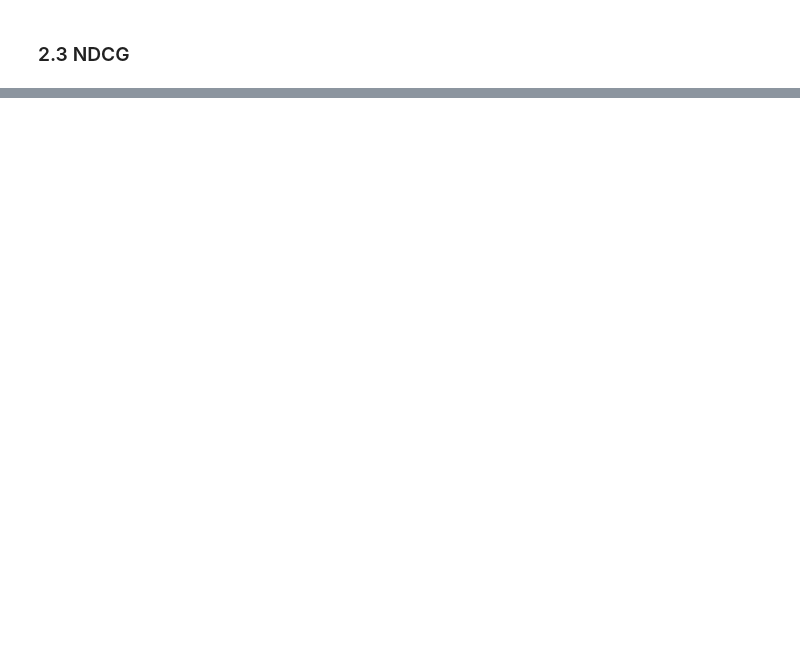
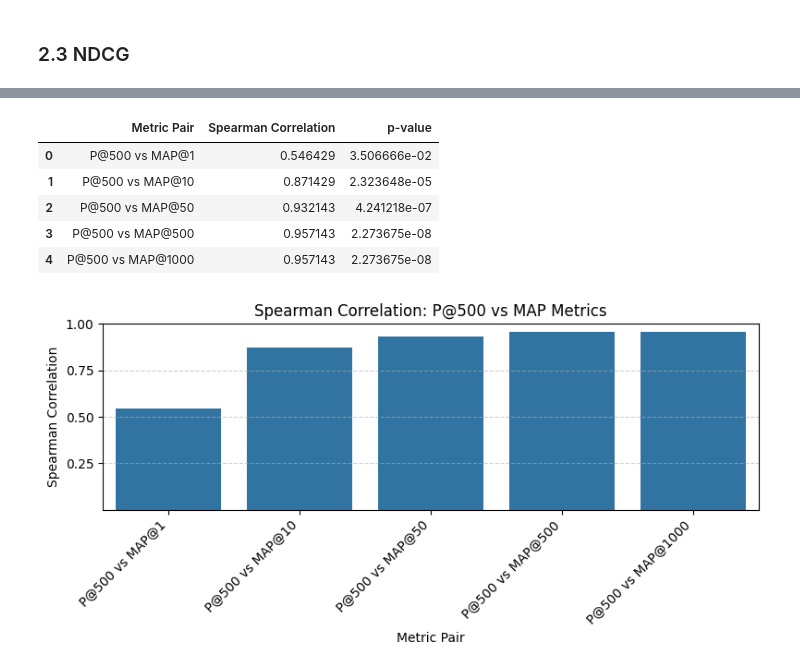
Before and after one commit to imanhaikal/WIE3004_IR_GroupProject, a Jupyter notebook: src/Info_Retrieval (full with cleaning & precision & MAP).ipynb, the cells around one changed output, grey strips where cells are left out. Cells and saved outputs as stored; diff of their text form; code cells hidden in the pictures; blank space fills up the shorter version.

```diff
--- a/src/Info_Retrieval (full with cleaning & precision & MAP).ipynb
+++ b/src/Info_Retrieval (full with cleaning & precision & MAP).ipynb
@@ -726,0 +1096,13 @@ final_map_summary.to_csv(
+# %%
+# P@500 vs MAP metrics
+p500_vs_map_df = calculate_metric_block('P@500', map_cols)
+display(p500_vs_map_df)
+plot_correlation_bar(p500_vs_map_df, "Spearman Correlation: P@500 vs MAP Metrics")
+# %% [output]
+|  | Metric Pair | Spearman Correlation | p-value |
+| 0 | P@500 vs MAP@1 | 0.546429 | 3.506666e-02 |
+| 1 | P@500 vs MAP@10 | 0.871429 | 2.323648e-05 |
+| 2 | P@500 vs MAP@50 | 0.932143 | 4.241218e-07 |
+| 3 | P@500 vs MAP@500 | 0.957143 | 2.273675e-08 |
+| 4 | P@500 vs MAP@1000 | 0.957143 | 2.273675e-08 |
+[figure, added]
```
Also changed, not shown: parts of 55 cells of this notebook.
